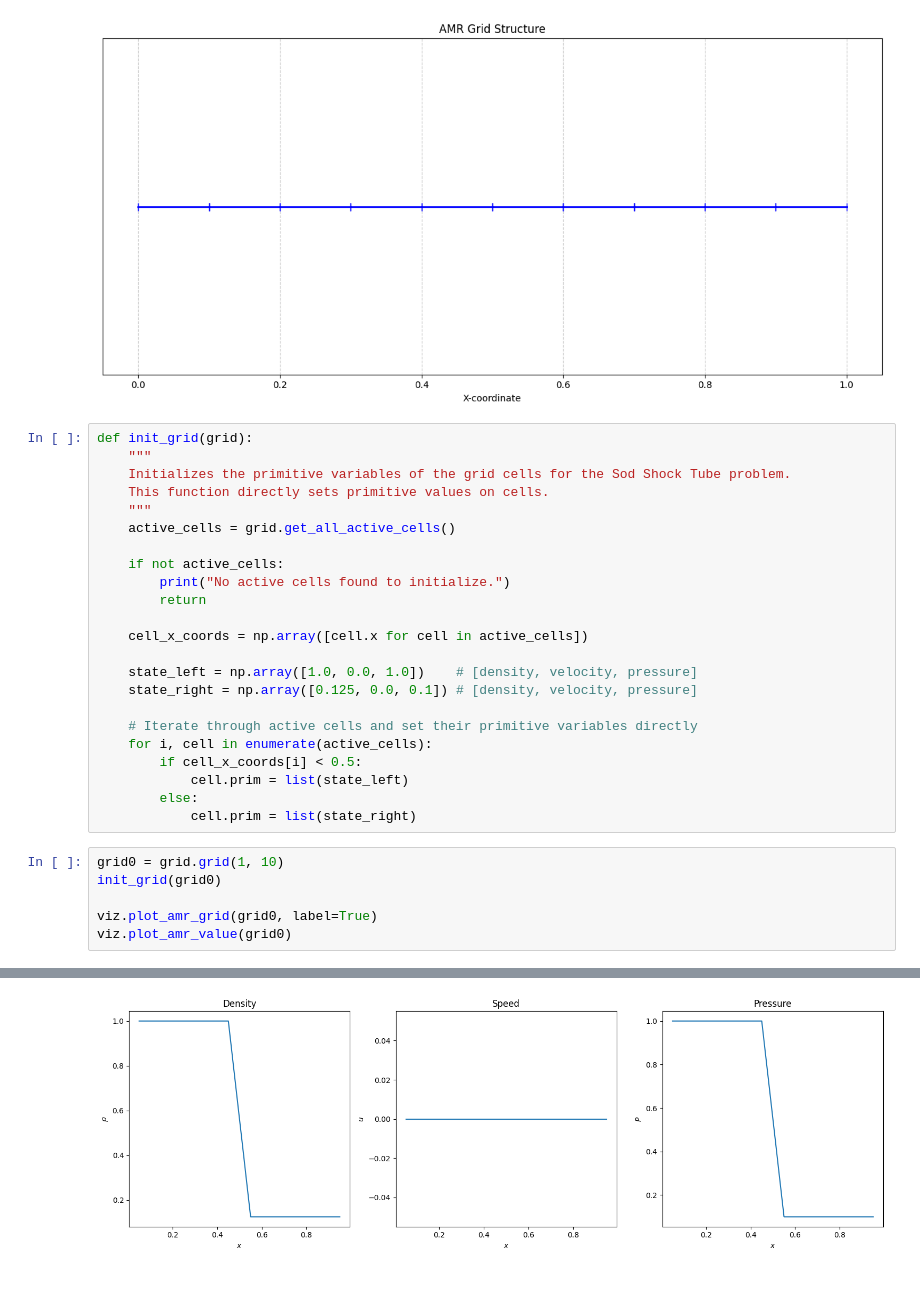
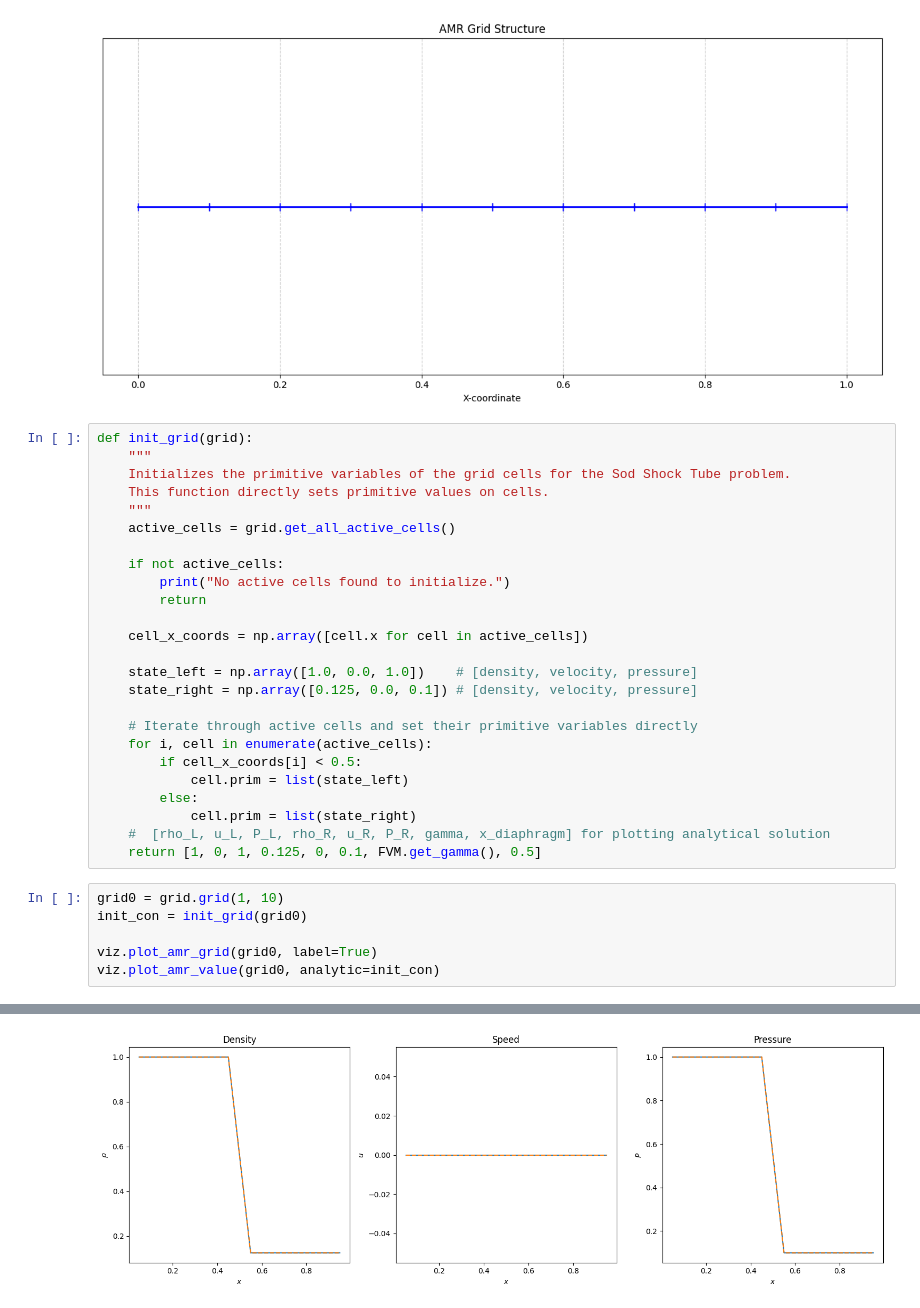
Before and after one commit to yttcari/1d_AMR, a Jupyter notebook: 03_1DAMR_solver.ipynb, the cells around one changed output, grey strips where cells are left out. Drawn from its saved outputs; the diff is of its cells as text.

```diff
--- a/03_1DAMR_solver.ipynb
+++ b/03_1DAMR_solver.ipynb
@@ -46,15 +46,17 @@ def init_grid(grid):
             cell.prim = list(state_left)
         else:
             cell.prim = list(state_right)
+    #  [rho_L, u_L, P_L, rho_R, u_R, P_R, gamma, x_diaphragm] for plotting analytical solution
+    return [1, 0, 1, 0.125, 0, 0.1, FVM.get_gamma(), 0.5]
 # %%
 grid0 = grid.grid(1, 10)
-init_grid(grid0)
+init_con = init_grid(grid0)
 
 viz.plot_amr_grid(grid0, label=True)
-viz.plot_amr_value(grid0)
+viz.plot_amr_value(grid0, analytic=init_con)
 # %% [output]
 [figure]
-[figure, old version]
+[figure, new version]
 # %%
 grid1 = grid.grid(L=1, N=20)
 init_grid(grid1)
```
Also changed, not shown: parts of 2 cells of this notebook, 5 other files.
